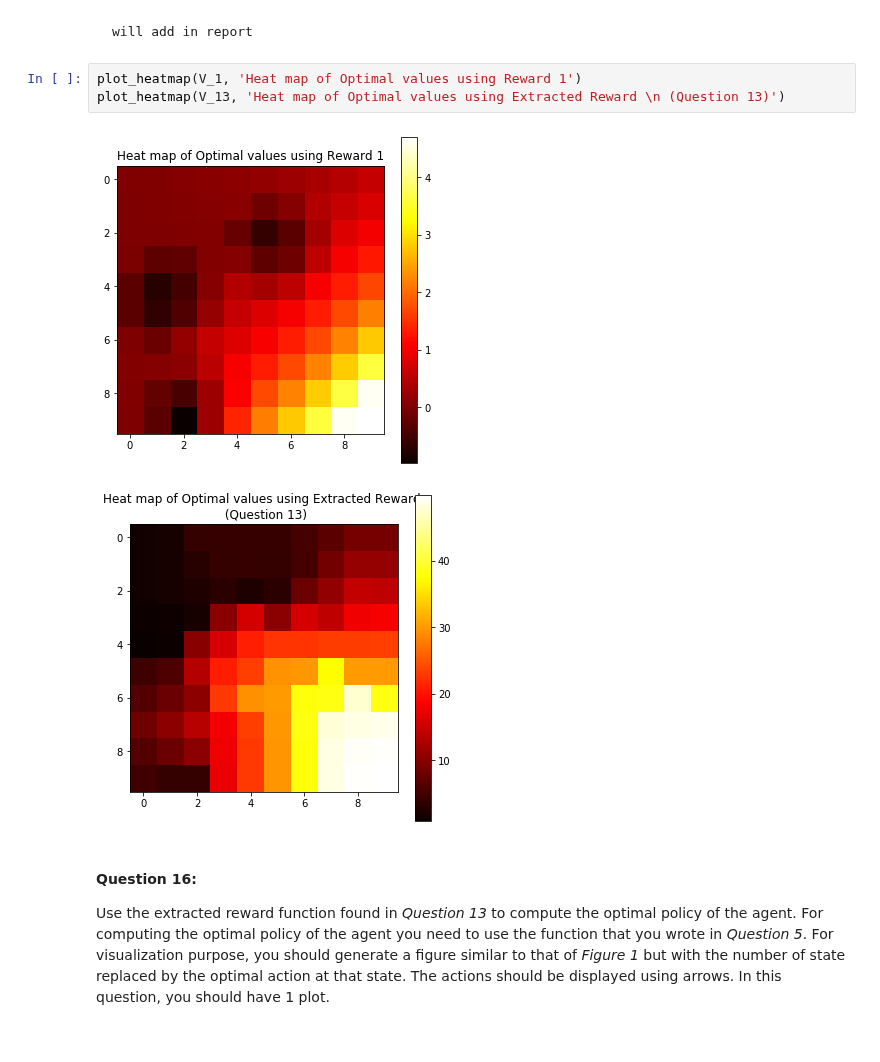
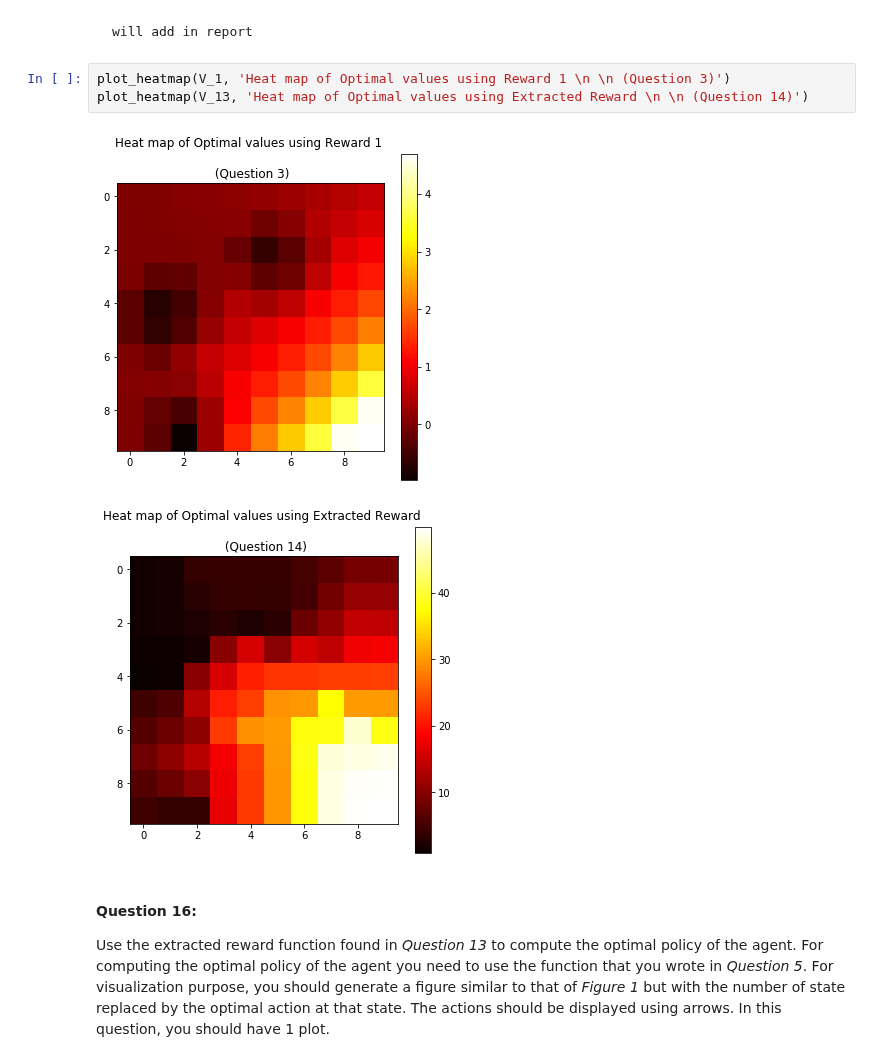
Before and after one commit to MaggieX/Large_Scale_Social_Complex_Network, a Jupyter notebook: Project3/Project3_Q1_Q24.ipynb, the cells around one changed output. Saved outputs shown, nothing was run; the diff lists cells and outputs as text.

```diff
--- a/Project3/Project3_Q1_Q24.ipynb
+++ b/Project3/Project3_Q1_Q24.ipynb
@@ -731,11 +731,11 @@ Compare the heat maps of *Question 3* and *Question 14* and provide a brief expl
 # %% [markdown]
     will add in report
 # %%
-plot_heatmap(V_1, 'Heat map of Optimal values using Reward 1')
-plot_heatmap(V_13, 'Heat map of Optimal values using Extracted Reward \n (Question 13)')
+plot_heatmap(V_1, 'Heat map of Optimal values using Reward 1 \n \n (Question 3)')
+plot_heatmap(V_13, 'Heat map of Optimal values using Extracted Reward \n \n (Question 14)')
 # %% [output]
-[figure, old version]
+[figure, new version]
-[figure, old version]
+[figure, new version]
 # %% [markdown]
 #### Question 16:
 Use the extracted reward function found in *Question 13* to compute the optimal policy of the agent. For computing the optimal policy
```
Also changed, not shown: parts of 6 cells of this notebook.
